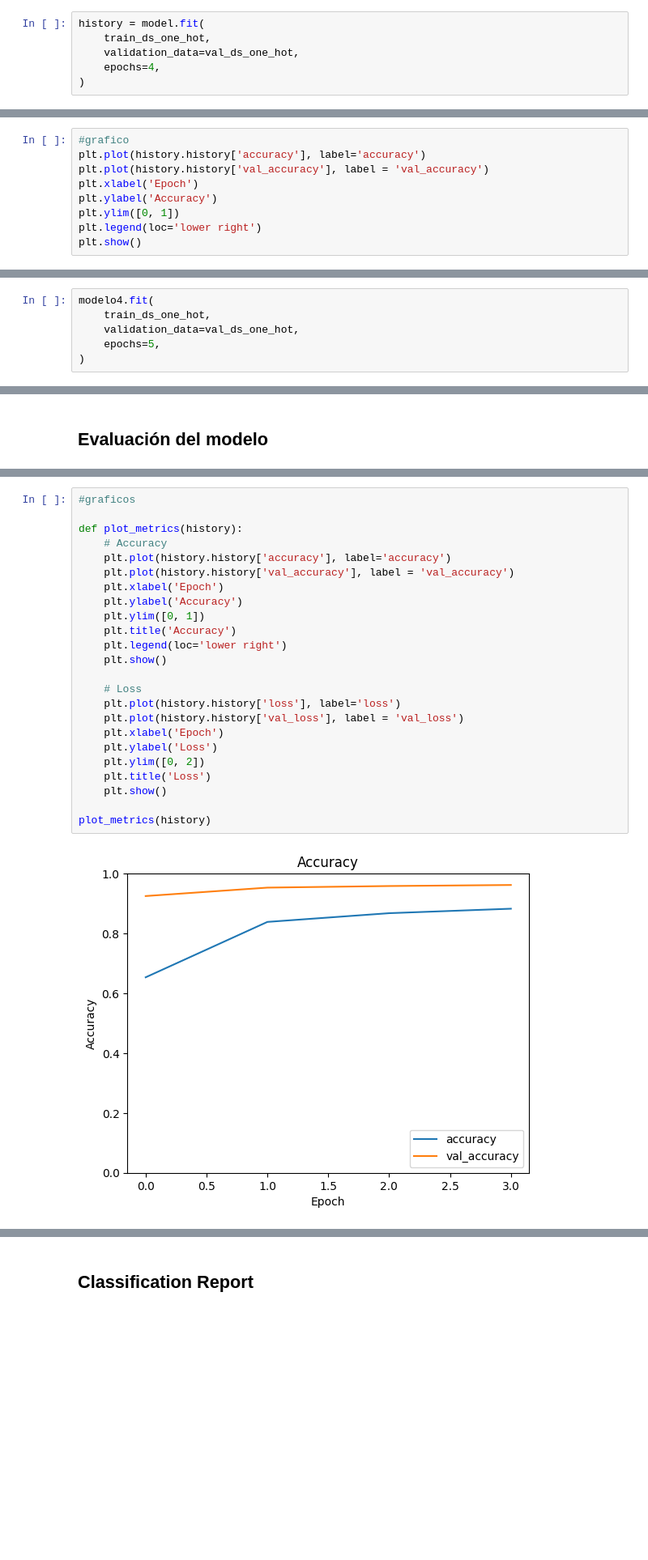
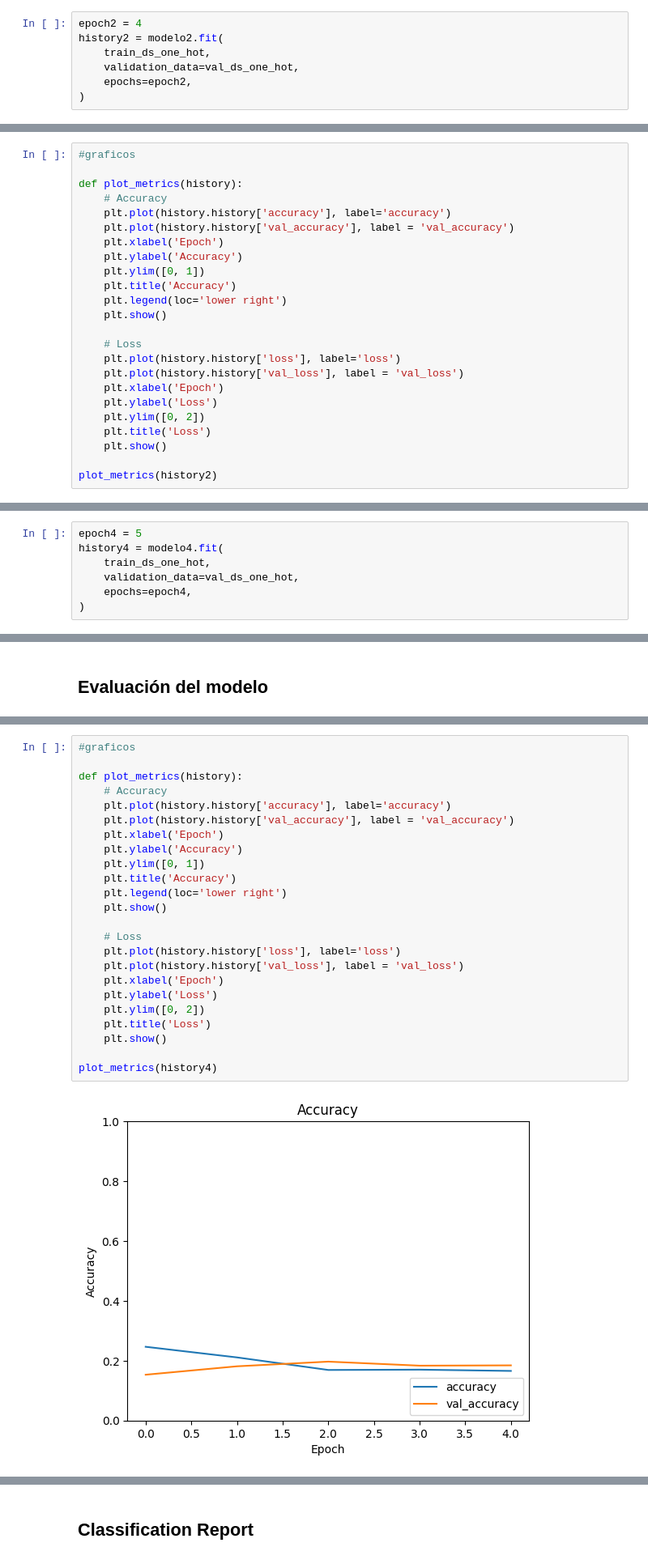
Before and after one commit to benjokapu/tpCNNavanzado, a Jupyter notebook: main.ipynb, the cells around one changed output, grey strips where cells are left out. Shown at 81% size. Drawn from its saved outputs; the diff is of its cells as text; blank space fills up the shorter version.

```diff
--- a/main.ipynb
+++ b/main.ipynb
@@ -575,10 +584,11 @@ model.compile(
     metrics=['accuracy']
 )
 # %%
-history = model.fit(
+epoch2 = 4
+history2 = modelo2.fit(
     train_ds_one_hot,
     validation_data=val_ds_one_hot,
-    epochs=4,
+    epochs=epoch2,
 )
 # %% [output]
 Epoch 1/4
@@ -592,9 +602,24 @@ Epoch 4/4
 # %%
-#grafico
-plt.plot(history.history['accuracy'], label='accuracy')
-plt.plot(history.history['val_accuracy'], label = 'val_accuracy')
-plt.xlabel('Epoch')
-plt.ylabel('Accuracy')
-plt.ylim([0, 1])
-plt.legend(loc='lower right')
-plt.show()
+#graficos
+
+def plot_metrics(history):
+    # Accuracy
+    plt.plot(history.history['accuracy'], label='accuracy')
+    plt.plot(history.history['val_accuracy'], label = 'val_accuracy')
+    plt.xlabel('Epoch')
+    plt.ylabel('Accuracy')
+    plt.ylim([0, 1])
+    plt.title('Accuracy')
+    plt.legend(loc='lower right')
+    plt.show()
+
+    # Loss
+    plt.plot(history.history['loss'], label='loss')
+    plt.plot(history.history['val_loss'], label = 'val_loss')
+    plt.xlabel('Epoch')
+    plt.ylabel('Loss')
+    plt.ylim([0, 2])
+    plt.title('Loss')
+    plt.show()
+
+plot_metrics(history2)
@@ -685,10 +711,11 @@ y_test = to_categorical(y_test, num_classes=5)
 # %% [markdown]
 ## Entrenamiento del modelo
 # %%
-modelo4.fit(
+epoch4 = 5
+history4 = modelo4.fit(
     train_ds_one_hot,
     validation_data=val_ds_one_hot,
-    epochs=5,
+    epochs=epoch4,
 )
 # %% [output]
 Epoch 1/5
@@ -746,26 +740,26 @@ Validation Loss: 0.23
 # %%
 #graficos
 
 def plot_metrics(history):
     # Accuracy
     plt.plot(history.history['accuracy'], label='accuracy')
     plt.plot(history.history['val_accuracy'], label = 'val_accuracy')
     plt.xlabel('Epoch')
     plt.ylabel('Accuracy')
     plt.ylim([0, 1])
     plt.title('Accuracy')
     plt.legend(loc='lower right')
     plt.show()
 
     # Loss
     plt.plot(history.history['loss'], label='loss')
     plt.plot(history.history['val_loss'], label = 'val_loss')
     plt.xlabel('Epoch')
     plt.ylabel('Loss')
     plt.ylim([0, 2])
     plt.title('Loss')
     plt.show()
 
-plot_metrics(history)
+plot_metrics(history4)
 # %% [output]
-[figure, old version]
+[figure, new version]
```
Also changed, not shown: parts of 39 cells of this notebook, 1 other file.
